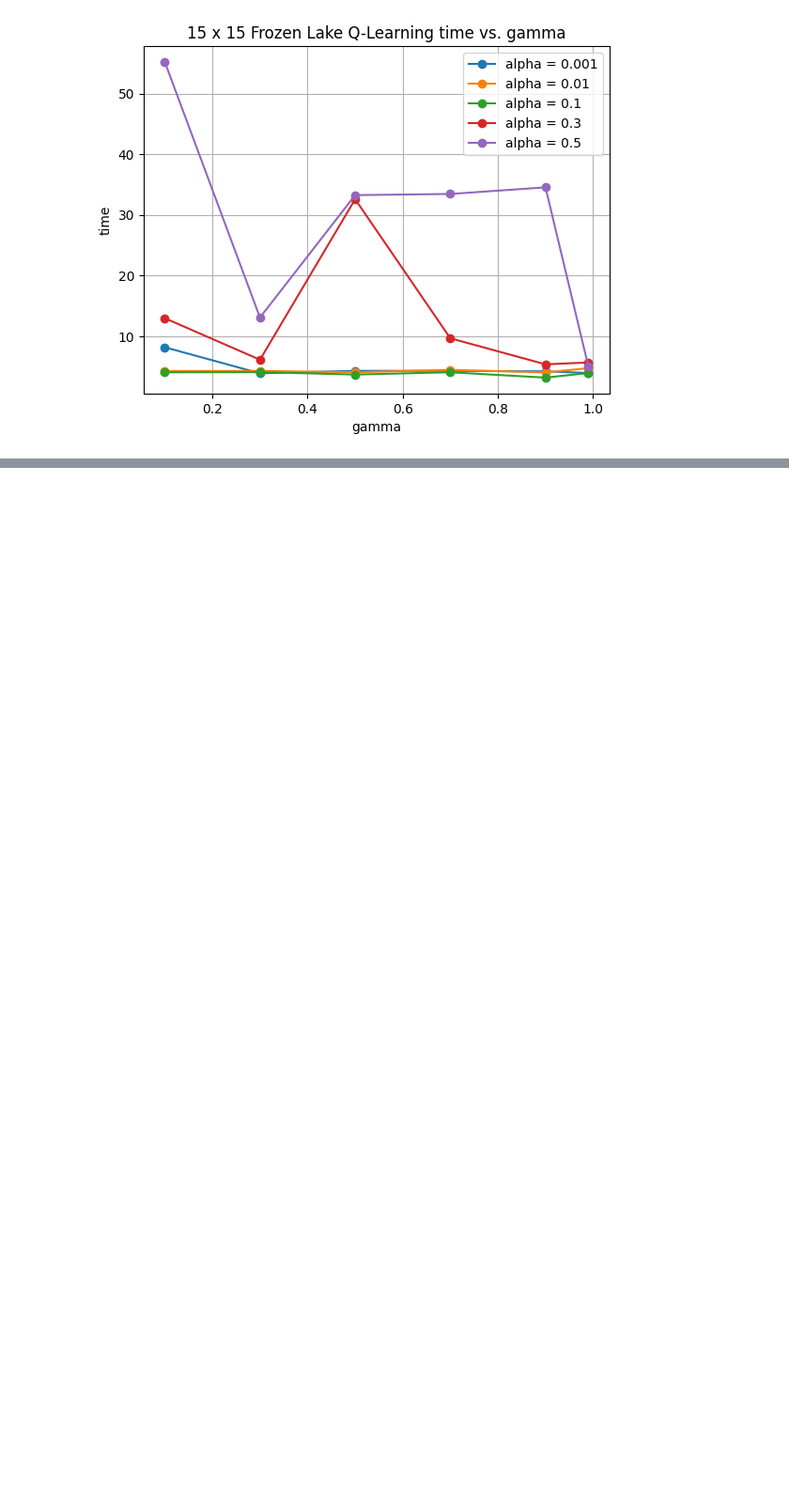
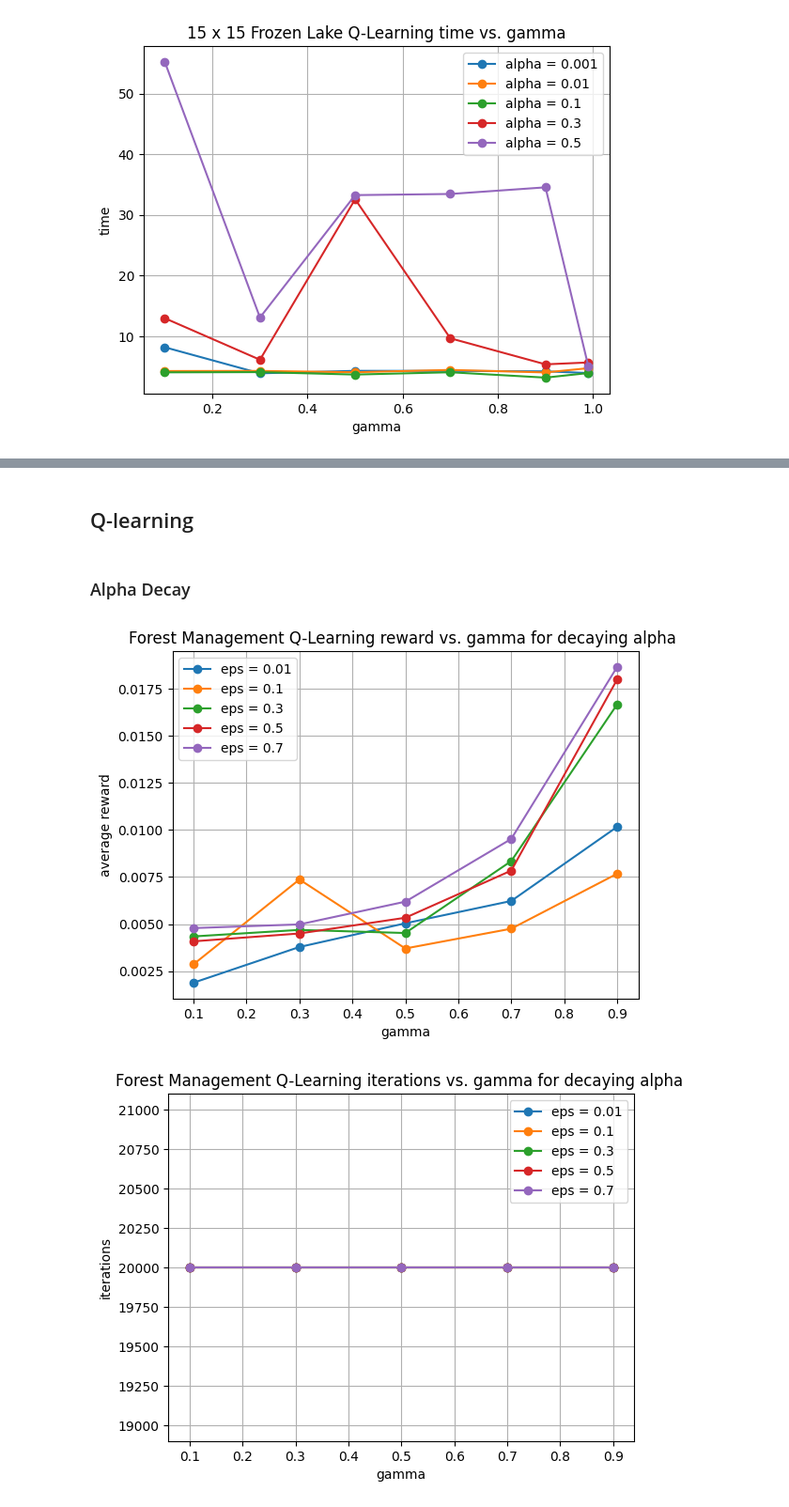
Before and after one commit to jay-kj-woo/CS7641, a Jupyter notebook: CS7641_MarkovDecisionProcesses.ipynb, the cells around one changed output, grey strips where cells are left out. Shown at 94% size. Drawn from its saved outputs; the diff is of its cells as text; code cells hidden in the pictures; blank space fills up the shorter version.

```diff
--- a/CS7641_MarkovDecisionProcesses.ipynb
+++ b/CS7641_MarkovDecisionProcesses.ipynb
@@ -1168,0 +1539,67 @@ plt.show()
+# %% [markdown]
+## Q-learning
+# %% [markdown]
+### Alpha Decay
+# %%
+gamma = [0.1, 0.3, 0.5, 0.7, 0.9]
+eps =  [0.01, 0.1, 0.3, 0.5, 0.7 ]
+P, R = hiive.mdptoolbox.example.forest(S=900)
+# %%
+P, R = hiive.mdptoolbox.example.forest(S=900)
+time_array = []
+reward_array = []
+iter_array = []
+
+for g in gamma:
+  for e in eps:
+    st = time.time()
+    ql = hiive.mdptoolbox.mdp.QLearning(P, R, alpha = 0.4, gamma =g, epsilon = e, epsilon_decay = 1, n_iter=20000)
+    run_stat = ql.run()
+    time_array.append(time.time() - st)
+    iter_array.append(run_stat[-1]['Iteration'])
+    reward_array.append(np.mean(ql.V))
+# %%
+iter_array = np.array(iter_array).reshape(5,5)
+reward_array = np.array(reward_array).reshape(5,5)
+time_array = np.array(time_array).reshape(5,5)
+
+plt.rcdefaults()
+plt.plot(gamma,  reward_array[:,0], label = "eps = 0.01",  marker = 'o')
+plt.plot(gamma,  reward_array[:,1], label = "eps = 0.1",  marker = 'o')
+plt.plot(gamma,  reward_array[:,2], label = "eps = 0.3",  marker = 'o')
+plt.plot(gamma,  reward_array[:,3], label = "eps = 0.5",  marker = 'o')
+plt.plot(gamma,  reward_array[:,4], label = "eps = 0.7",  marker = 'o')
+plt.legend(loc = "best")
+plt.title("Forest Management Q-Learning reward vs. gamma for decaying alpha ")
+plt.xlabel("gamma")
+plt.ylabel("average reward")
+plt.grid(True)
+plt.show()
+
+
+plt.plot(gamma,  iter_array[:,0], label = "eps = 0.01",  marker = 'o')
+plt.plot(gamma,  iter_array[:,1], label = "eps = 0.1",  marker = 'o')
+plt.plot(gamma,  iter_array[:,2], label = "eps = 0.3",  marker = 'o')
+plt.plot(gamma,  iter_array[:,3], label = "eps = 0.5",  marker = 'o')
+plt.plot(gamma,  iter_array[:,4], label = "eps = 0.7",  marker = 'o')
+plt.legend(loc = "best")
+plt.title("Forest Management Q-Learning iterations vs. gamma for decaying alpha ")
+plt.xlabel("gamma")
+plt.ylabel("iterations")
+plt.grid(True)
+plt.show()
+
+plt.plot(gamma,  time_array[:,0], label = "eps = 0.01",  marker = 'o')
+plt.plot(gamma,  time_array[:,1], label = "eps = 0.1",  marker = 'o')
+plt.plot(gamma,  time_array[:,2], label = "eps = 0.3",  marker = 'o')
+plt.plot(gamma,  time_array[:,3], label = "eps = 0.5",  marker = 'o')
+plt.plot(gamma,  time_array[:,4], label = "eps = 0.7",  marker = 'o')
+plt.legend(loc = "best")
+plt.title("Forest Management Q-Learning time vs. gamma for decaying alpha")
+plt.xlabel("gamma")
+plt.ylabel("time")
+plt.grid(True)
+plt.show()
+# %% [output]
+[figure, added]
+[figure, added]
```
Also changed, not shown: parts of 26 cells of this notebook.
